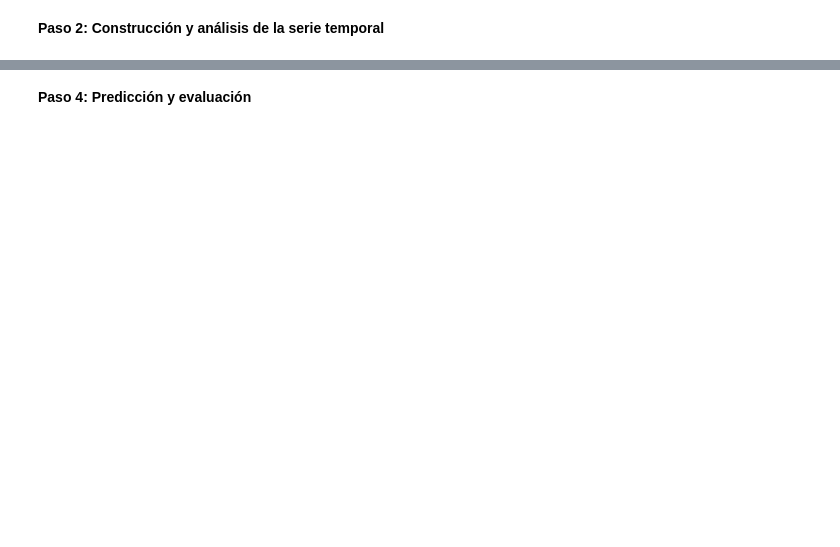
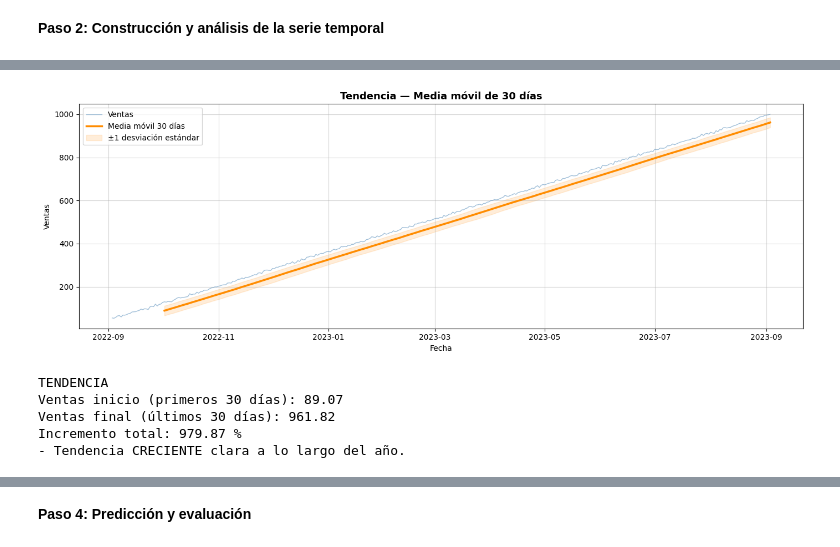
Before and after one commit to 4GeeksAcademy/alemantellini-machine-learning, a Jupyter notebook: src/10-time-series-forecasting-sales.ipynb, the cells around one changed output, grey strips where cells are left out. Saved outputs shown, nothing was run; the diff lists cells and outputs as text; code cells hidden in the pictures; blank space fills up the shorter version.

```diff
--- a/src/10-time-series-forecasting-sales.ipynb
+++ b/src/10-time-series-forecasting-sales.ipynb
@@ -36,0 +138,33 @@ print(f'\nEstadísticas descriptivas:\n{df.describe()}')
+# %%
+# TENDENCIA
+# Media móvil de 30 días
+rolling_mean = ts.rolling(window=30).mean()
+rolling_std = ts.rolling(window=30).std()
+
+fig, ax = plt.subplots(figsize=(14, 5))
+ax.plot(ts, label='Ventas', color='steelblue', alpha=0.5, linewidth=1)
+ax.plot(rolling_mean, label='Media móvil 30 días', color='darkorange', linewidth=2.5)
+ax.fill_between(ts.index,
+                rolling_mean - rolling_std,
+                rolling_mean + rolling_std,
+                alpha=0.15, color='darkorange', label='±1 desviación estándar')
+ax.set_title('Tendencia — Media móvil de 30 días', fontsize=13, fontweight='bold')
+ax.set_xlabel('Fecha')
+ax.set_ylabel('Ventas')
+ax.legend()
+ax.grid(alpha=0.5)
+plt.tight_layout()
+plt.show()
+
+print('\nTENDENCIA')
+print(f'Ventas inicio (primeros 30 días): {ts[:30].mean():.2f}')
+print(f'Ventas final (últimos 30 días): {ts[-30:].mean():.2f}')
+print(f'Incremento total: {((ts[-30:].mean() / ts[:30].mean()) - 1)*100:.2f} %')
+print('- Tendencia CRECIENTE clara a lo largo del año.')
+# %% [output]
+[figure, added]
+TENDENCIA
+Ventas inicio (primeros 30 días): 89.07
+Ventas final (últimos 30 días): 961.82
+Incremento total: 979.87 %
+- Tendencia CRECIENTE clara a lo largo del año.
```
Also changed, not shown: parts of 27 cells of this notebook, 1 other file.
